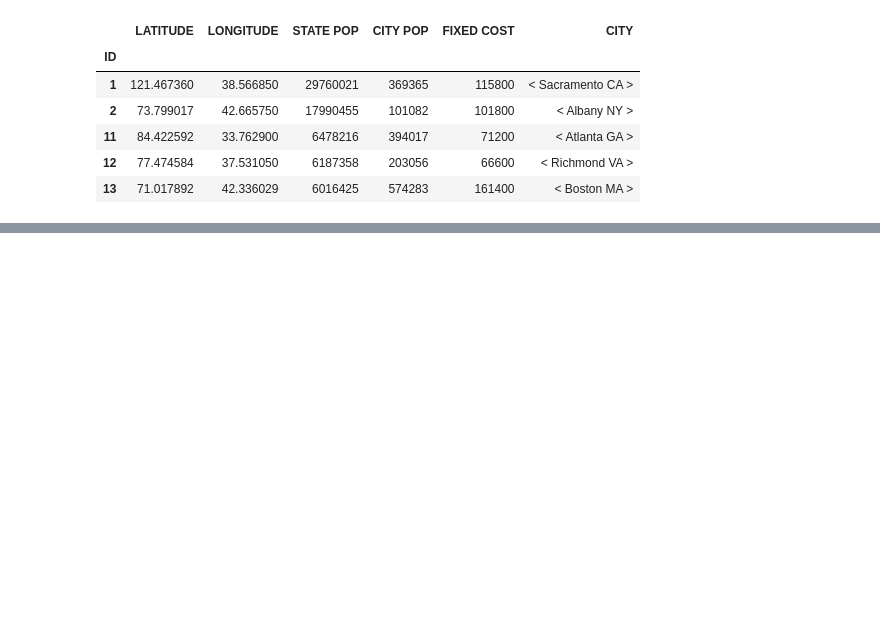
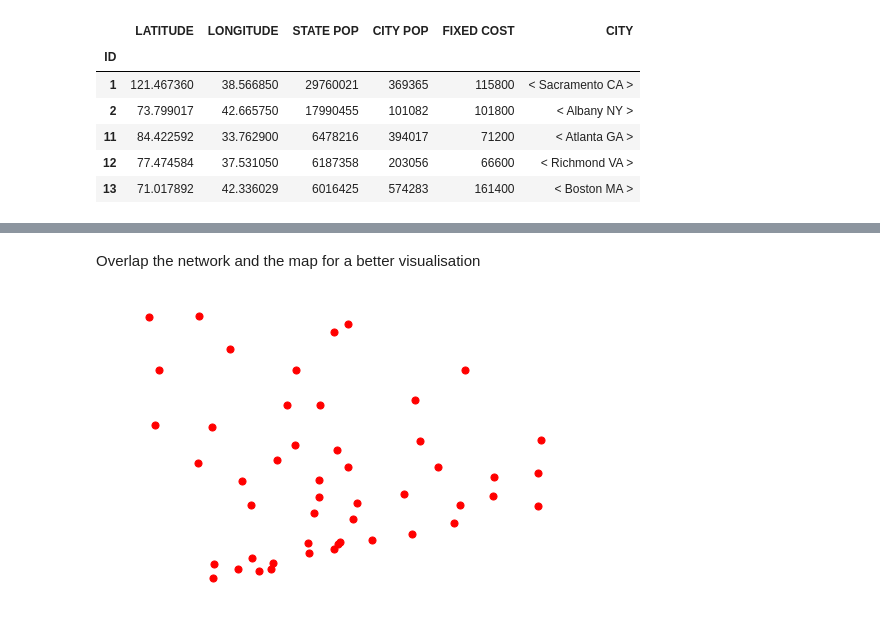
Before and after one commit to xNok/OR_NETWORK-AND-DISCRETE-LOCATION, a Jupyter notebook: POC-Represent datasets.ipynb, the cells around one changed output, grey strips where cells are left out. Saved outputs shown, nothing was run; the diff lists cells and outputs as text; code cells hidden in the pictures; blank space fills up the shorter version.

```diff
--- a/POC-Represent datasets.ipynb
+++ b/POC-Represent datasets.ipynb
@@ -48,0 +68,14 @@ df.head()
+# %%
+import networkx as nx
+G   = nx.Graph()
+
+for index, row in df.iterrows():
+    G.add_node(index, pos=(-row["LONGITUDE"],row["LATITUDE"]),color=row["FIXED COST"],node_size=row["CITY POP"])
+# %% [markdown]
+Overlap the network and the map for a better visualisation
+# %%
+
+
+nx.draw(G, nx.get_node_attributes(G,'pos'), node_size=50)
+# %% [output]
+[figure, added]
```
Also changed, not shown: parts of 2 cells of this notebook, 1 other file.
